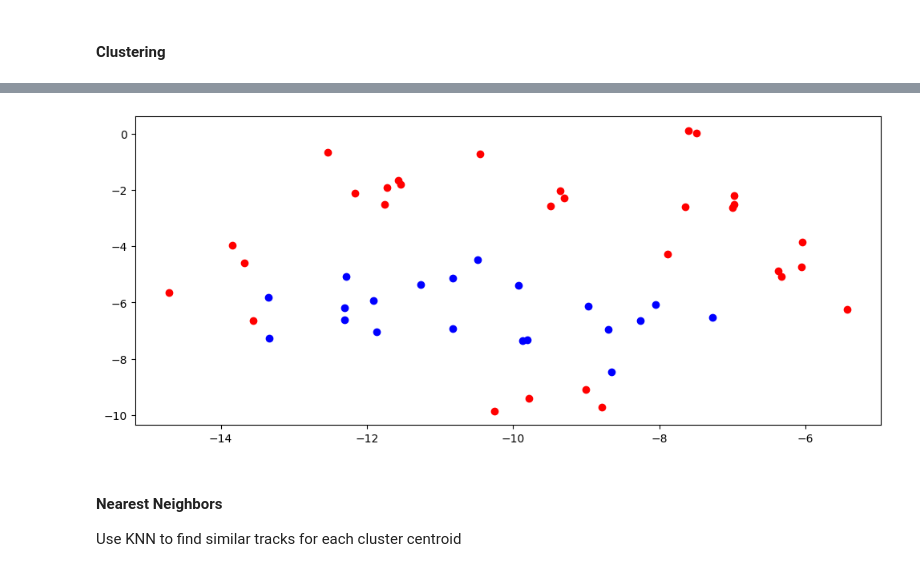
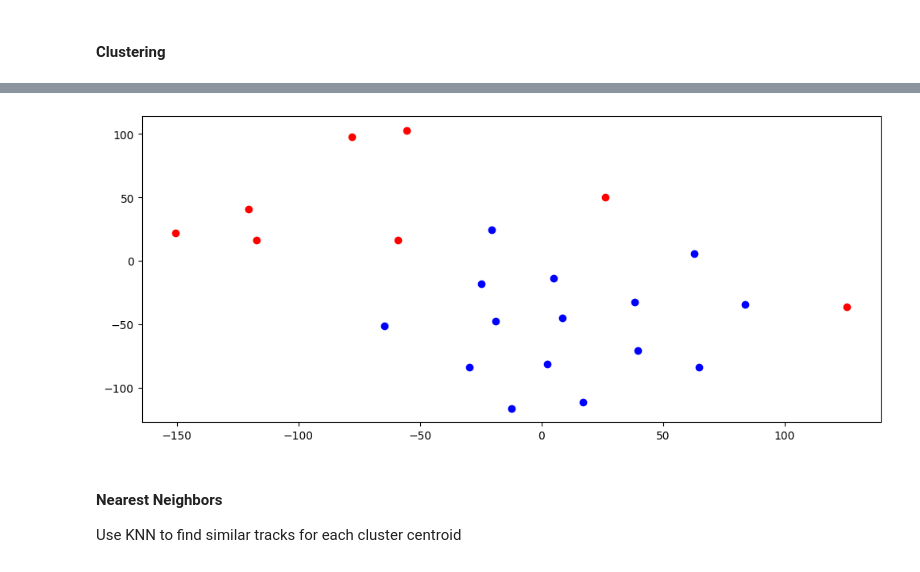
Before and after one commit to taslanidis/Music-Recommender, a Jupyter notebook: analyses/descriptive_track_algorithm.ipynb, the cells around one changed output, grey strips where cells are left out. Drawn from its saved outputs; the diff is of its cells as text; code cells hidden in the pictures.

Commit message:
first version embeddings

```diff
--- a/analyses/descriptive_track_algorithm.ipynb
+++ b/analyses/descriptive_track_algorithm.ipynb
@@ -138,3 +153,7 @@ tfidf = tfidf.fit(vocab)
+# %%
+tfidf = TfidfVectorizer(tokenizer=word_tokenize)
+
+tfidf = tfidf.fit(vocab)
 # %%
 # example
 tfidf.transform(['easy pop folk pop pop guitar']).toarray().shape
@@ -204,7 +272,7 @@ profile_creator = ProfileCreator()
 nn = NearestNeighborsRecommender()
 # %%
 enhanced_tracks = nn._spotify_web_api.get_playlist_tracks_with_audio_features(
-    playlist_id='0OHx2BNf1Heu8EcGoQqRBD'
+    playlist_id='2QJAhIsFNHVOs7SeheZrDW'
 )
 enhanced_tracks = nn._spotify_web_api.enhance_tracks_with_artist_information(enhanced_tracks)
 # %%
@@ -237,9 +305,24 @@ df_track_pool.head(2)
 # %%
-genres_text = [" ".join([process_genre(genre) for genre in track_genres]) for track_genres in df_track_pool['genres'].to_list()]
+genres_text_pool = [" ".join([process_genre(genre) for genre in track_genres]) for track_genres in df_track_pool['genres'].to_list()]
 
-tracks_genres = tfidf.transform(genres_text).toarray()
+genres_text_tokenized_pool = []
+for track_genres in df_track_pool['genres'].to_list():
+    track_genres_text = []
+    for genre in track_genres:
+        track_genres_text.extend(word_tokenize(process_genre(genre)))
+    genres_text_tokenized_pool.append(track_genres_text)
 
-df_track_pool_with_genres = pd.DataFrame(tracks_genres, columns=tfidf.get_feature_names_out())
+# tf idf weighting
+tfidf_genre_weights = tfidf.transform(genres_text_pool).toarray()
+
+# w2v
+track_genres_embeddings = [
+    create_sentence_embedding(track_genres, tfidf_track_genre_weights, list(tfidf.get_feature_names_out()))
+        for track_genres, tfidf_track_genre_weights in zip(genres_text_tokenized_pool, tfidf_genre_weights)
+]
+
+
+df_track_pool_with_genres = pd.DataFrame(track_genres_embeddings, columns=[f"w{i+1}" for i in range(w2v_features)])
 df_track_pool_with_genres['id'] = df_track_pool['id'].to_list()
 df_track_pool_with_genres.set_index('id', inplace=True)
 
@@ -260,11 +342,15 @@ df_track_pool_with_genres.head(2)
 # %%
 pd.set_option('display.max_columns', 500)
 # %%
-from sklearn.cluster import DBSCAN
+from sklearn.cluster import DBSCAN, AgglomerativeClustering
 
 clustering = DBSCAN(eps=0.1, metric='cosine', min_samples=5)
+# clustering = AgglomerativeClustering(n_clusters=None, metric='cosine', distance_threshold=1, linkage='complete')
 
-cluster_result = clustering.fit_predict(df_track_pool_with_genres.to_numpy())
+columns = list(df_track_pool_with_genres.columns)
+if 'cluster' in columns: columns.remove('cluster')
+df_track_pool_with_genres = df_track_pool_with_genres[columns]
+cluster_result = clustering.fit_predict(df_track_pool_with_genres.to_numpy(na_value=0.0))
 df_track_pool_with_genres['cluster'] = cluster_result
 # %%
 df_track_pool_with_genres['cluster'].value_counts()
@@ -284,36 +370,38 @@ def tsne_plot():
     color_mapper = {
         -1: 'red',
         0: 'blue',
         1: 'green',
-        2: 'yellow'
+        2: 'yellow',
+        3: 'purple',
+        4: 'black'
     }
 
     data = df_track_pool_with_genres.to_dict(orient='records')
 
     for record in data:
         cluster = record.pop('cluster')
         labels.append(color_mapper[cluster])
         tokens.append(np.array(list(record.values())))
 
-    tsne_model = TSNE(perplexity=20, n_components=2, init='pca', n_iter=2500, random_state=23)
+    tsne_model = TSNE(perplexity=10, n_components=2, init='pca', n_iter=2500, random_state=23)
     new_values = tsne_model.fit_transform(np.array(tokens))
 
     x = []
     y = []
     for value in new_values:
         x.append(value[0])
         y.append(value[1])
 
     plt.figure(figsize=(12,5))
     for i in range(len(x)):
         plt.scatter(x[i], y[i], c=labels[i])
 
     plt.show()
 
 
 tsne_plot()
 # %% [output]
-[figure, old version]
+[figure, new version]
 # %% [markdown]
 #### Nearest Neighbors
 Use KNN to find similar tracks for each cluster centroid
```
Also changed, not shown: parts of 18 cells of this notebook, 2 other files.
